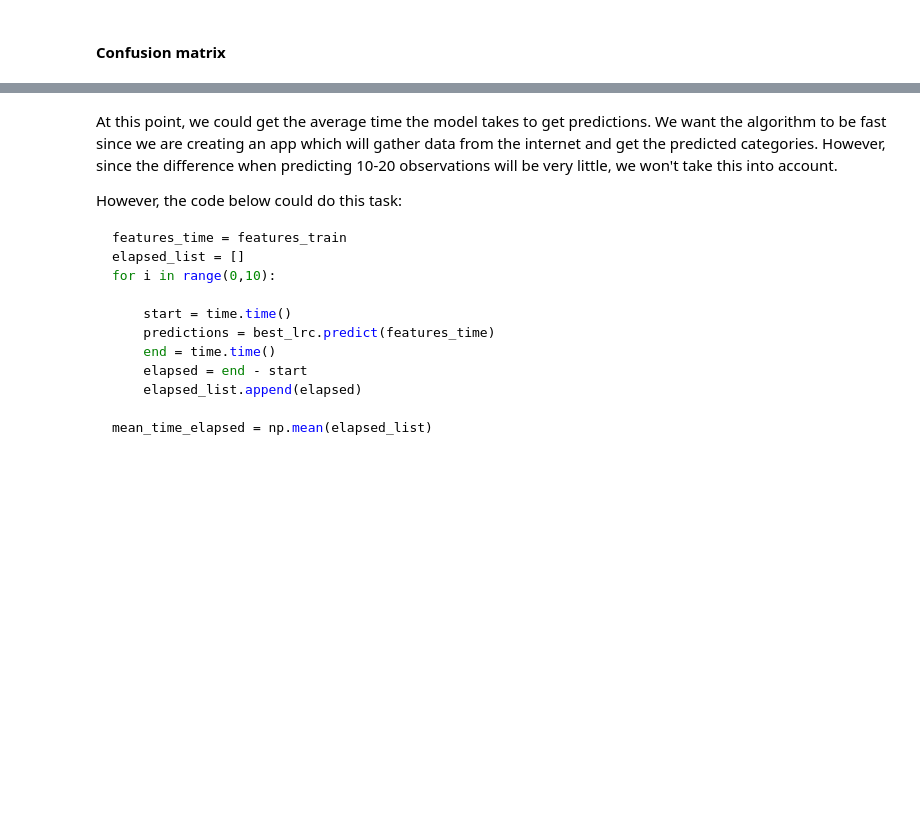
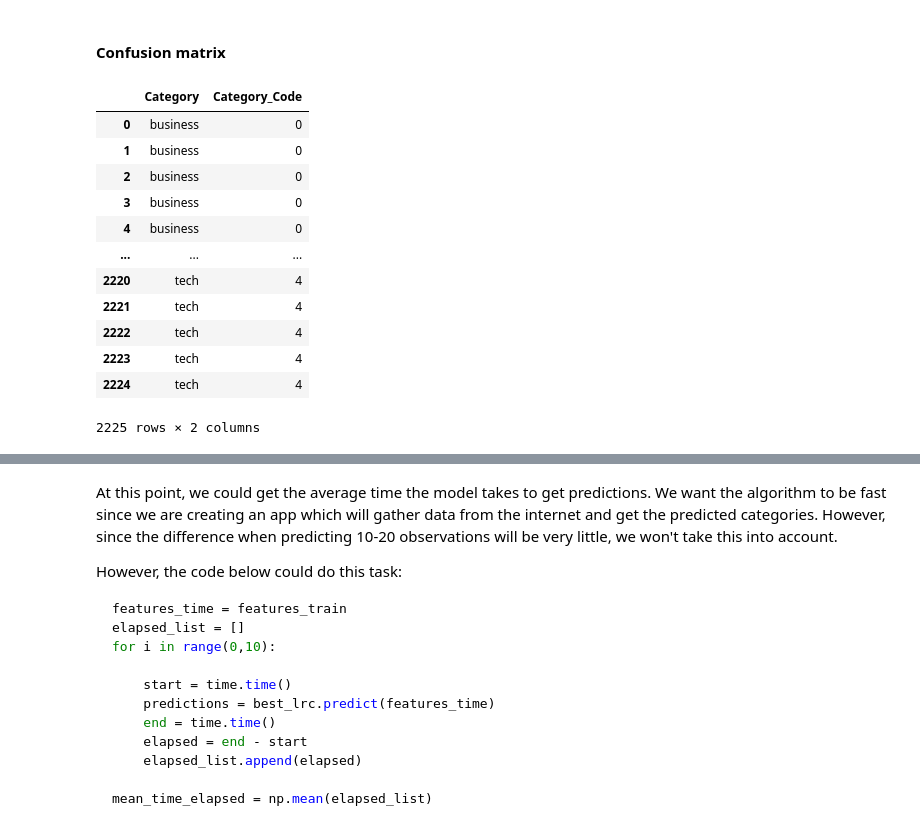
Before and after one commit to SaiManideepReddy/unt_fe-assignment_1, a Jupyter notebook: 04. Model Training/06. MT - Random Forest.ipynb, the cells around one changed output, grey strips where cells are left out. Drawn from its saved outputs; the diff is of its cells as text; code cells hidden in the pictures; blank space fills up the shorter version.

```diff
--- a/04. Model Training/06. MT - Random Forest.ipynb
+++ b/04. Model Training/06. MT - Random Forest.ipynb
@@ -313,3 +310,19 @@ avg / total       0.93      0.93      0.93       334
 # %% [markdown]
 #### Confusion matrix
+# %%
+df[['Category', 'Category_Code']]
+# %% [output]
+|  | Category | Category_Code |
+| 0 | business | 0 |
+| 1 | business | 0 |
+| 2 | business | 0 |
+| 3 | business | 0 |
+| 4 | business | 0 |
+| ... | ... | ... |
+| 2220 | tech | 4 |
+| 2221 | tech | 4 |
+| 2222 | tech | 4 |
+| 2223 | tech | 4 |
+| 2224 | tech | 4 |
+2225 rows × 2 columns
 # %%
```
Also changed, not shown: parts of 17 cells of this notebook, 10 other files.
